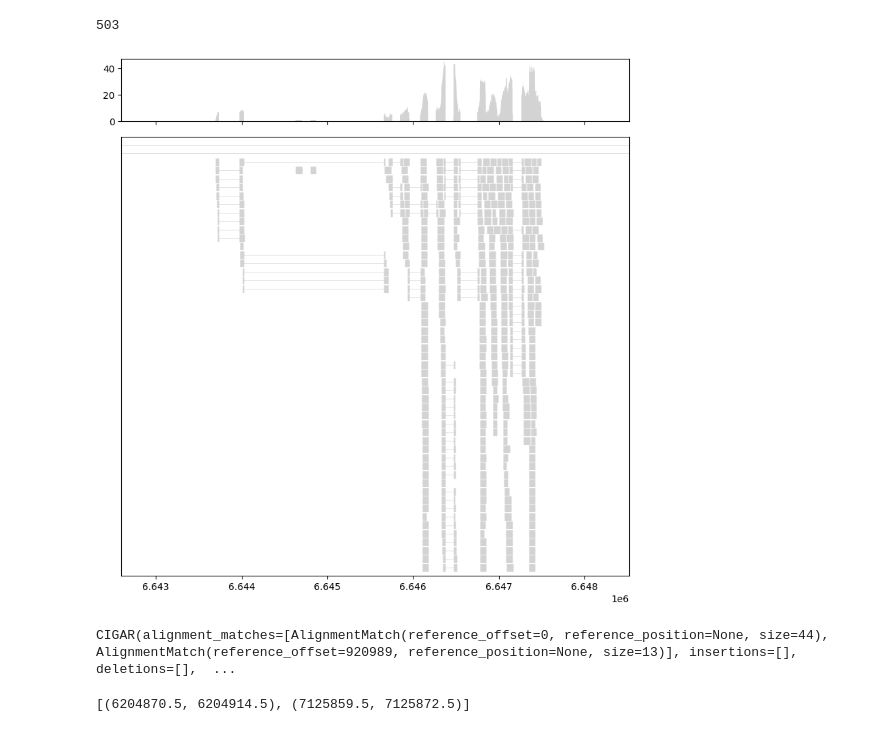
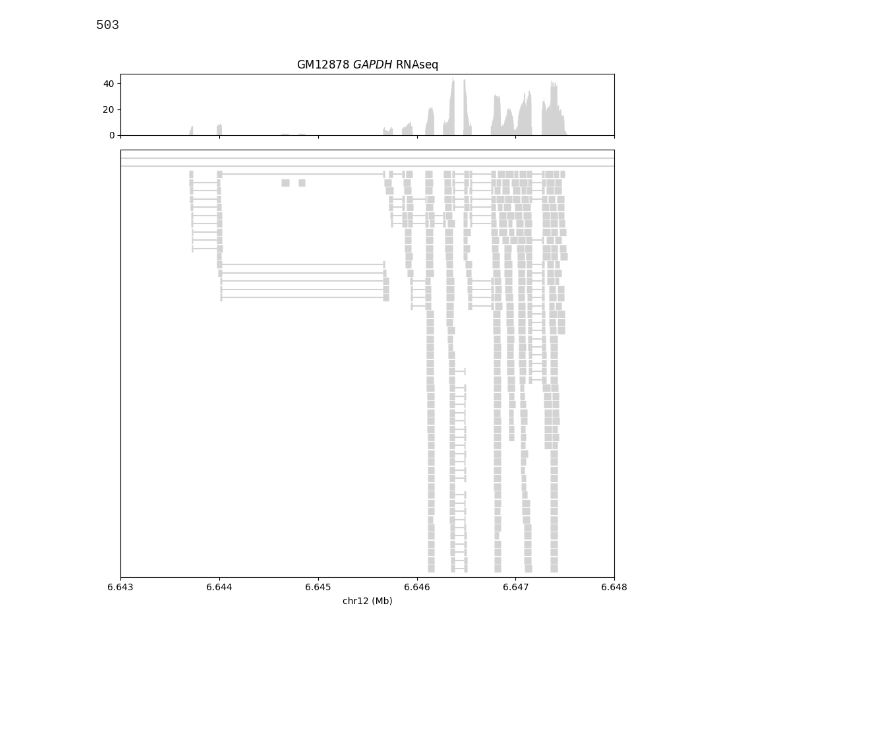
Before and after one commit to jzhang-dev/lakeview, a Jupyter notebook: docs/examples/NA12878_RNAseq/NA12878_RNAseq.py.ipynb, the cells around one changed output. Saved outputs shown, nothing was run; the diff lists cells and outputs as text; code cells hidden in the pictures; blank space fills up the shorter version.

```diff
--- a/docs/examples/NA12878_RNAseq/NA12878_RNAseq.py.ipynb
+++ b/docs/examples/NA12878_RNAseq/NA12878_RNAseq.py.ipynb
@@ -28,23 +74,18 @@ len(p.segments)
 # %%
 gv = lv.GenomeViewer(2, figsize=(8, 8), height_ratios=(1, 7))
 p.draw_pileup(gv.axes[0], show_mismatches=False)
 p.draw_alignment(
     gv.axes[1],
     show_arrowheads=False,
     show_soft_clipping=False,
-    show_mismatches=False,
+    show_mismatches=True,
     max_group_height=50,
     show_group_labels=False,
     show_group_separators=False,
 )
-gv.set_xlim(6642596, 6648525)
+gv.set_xlim(6.643e6, 6.648e6)
+gv.set_xlabel("chr12 (Mb)")
+gv.axes[-1].xaxis.set_major_formatter(lv.util.base_formatter(unit="mb", fmt="{:.3f}"))
+gv.set_title("GM12878 $\it{GAPDH}$ RNAseq")
 # %% [output]
-[figure, old version]
+[figure, new version]
-# %%
-p.segments[0].cigar
-# %% [output]
-CIGAR(alignment_matches=[AlignmentMatch(reference_offset=0, reference_position=None, size=44), AlignmentMatch(reference_offset=920989, reference_position=None, size=13)], insertions=[], deletions=[],  ...
-# %%
-p.segments[0]._alignment_match_intervals
-# %% [output]
-[(6204870.5, 6204914.5), (7125859.5, 7125872.5)]
```
Also changed, not shown: parts of 5 cells of this notebook, 15 other files.
